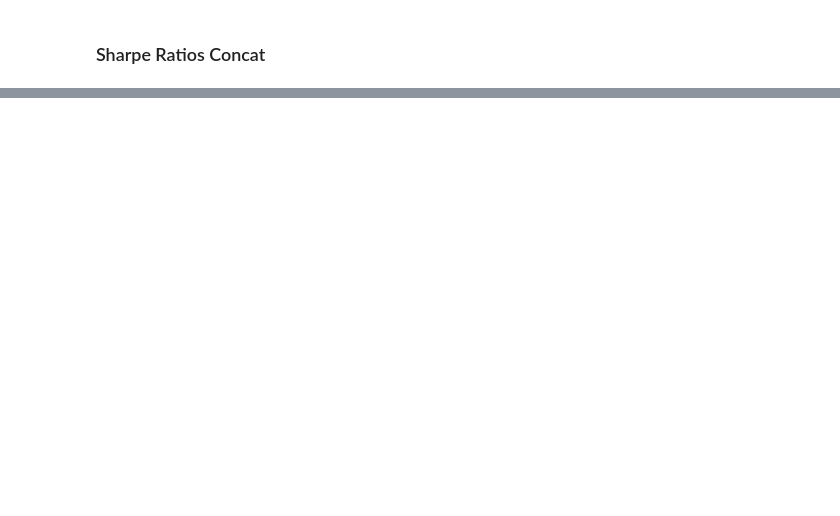
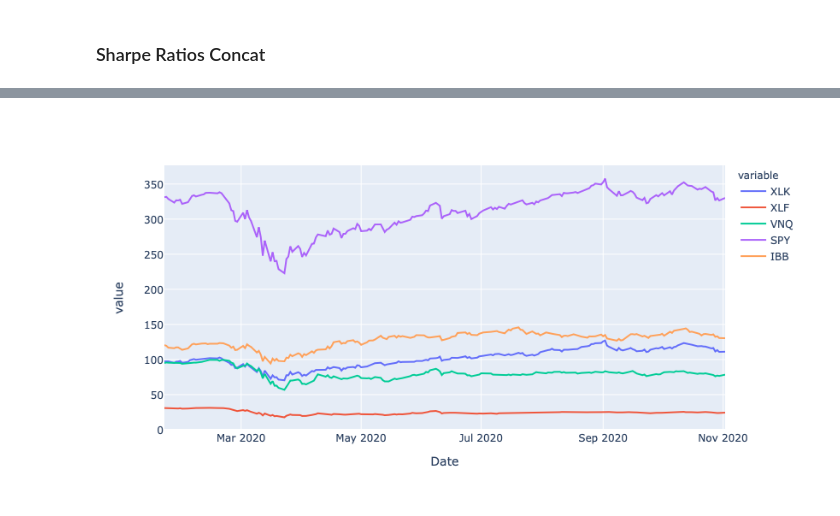
Before and after one commit to julian1765/Project_1, a Jupyter notebook: Covid_Nov_9.ipynb, the cells around one changed output, grey strips where cells are left out. Saved outputs shown, nothing was run; the diff lists cells and outputs as text; code cells hidden in the pictures; blank space fills up the shorter version.

```diff
--- a/Covid_Nov_9.ipynb
+++ b/Covid_Nov_9.ipynb
@@ -336,0 +356,5 @@ concat_sharpe_ratios
+# %%
+test_2 = px.line(during_covid_concat)
+test_2
+# %% [output]
+[figure, added]
```
Also changed, not shown: parts of 4 cells of this notebook.
